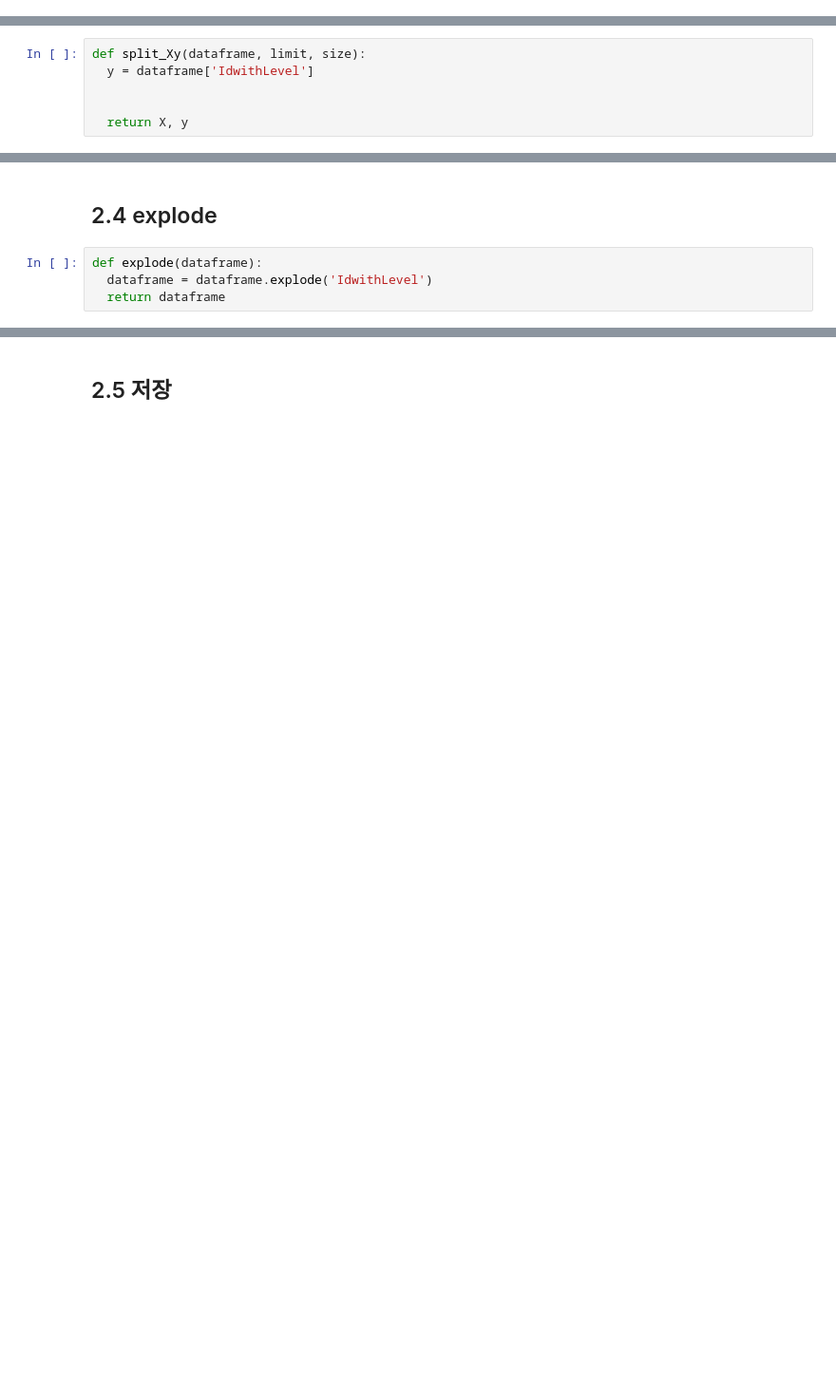
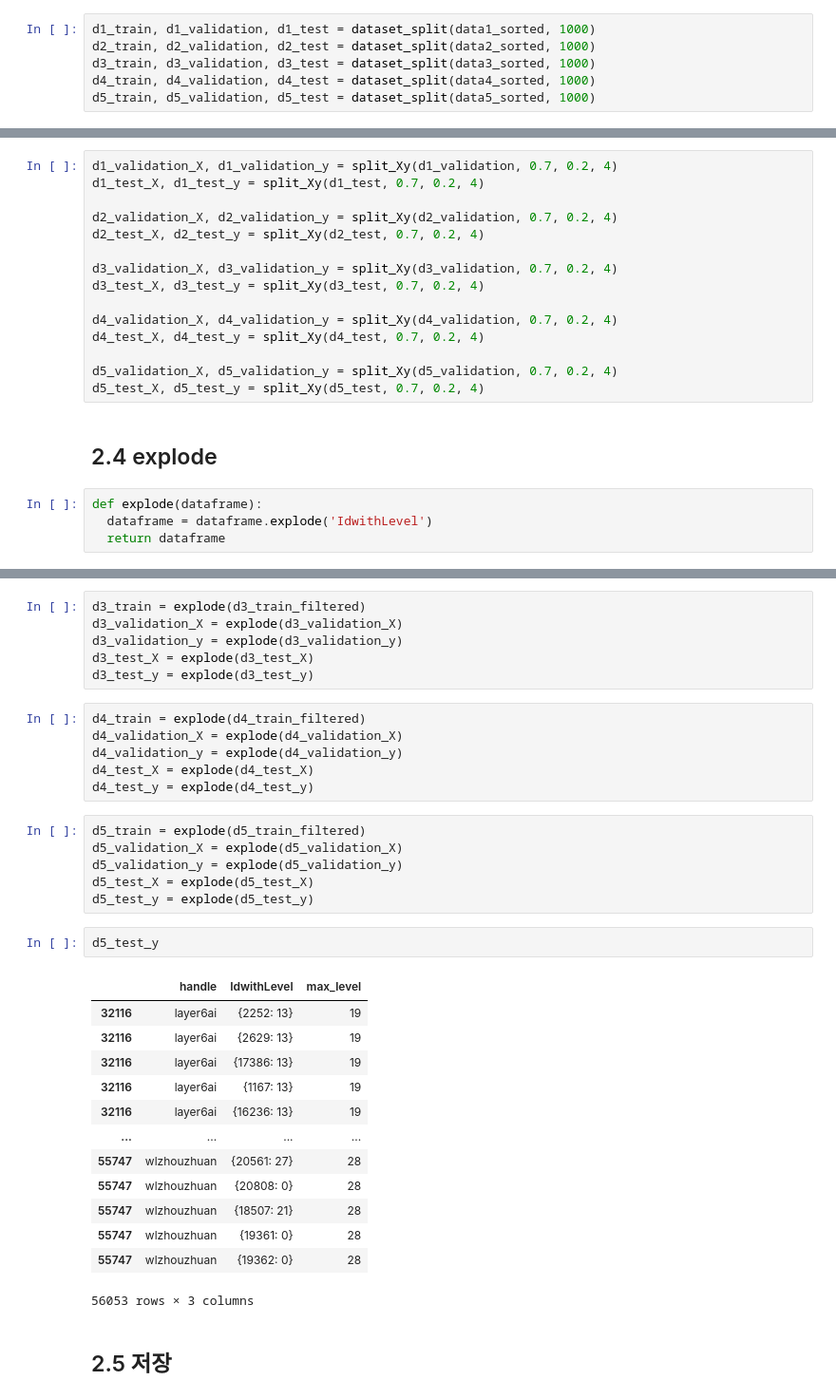
Before and after one commit to Capstone-Algo-Recommendation/ML-recommendation, a Jupyter notebook: data/preprocessing.ipynb, the cells around one changed output, grey strips where cells are left out. Shown at 95% size. Drawn from its saved outputs; the diff is of its cells as text; blank space fills up the shorter version.

Commit message:
preprocessing: data split 3

```diff
--- a/data/preprocessing.ipynb
+++ b/data/preprocessing.ipynb
@@ -269,4 +269,10 @@ def dataset_split(dataframe, randomState):
   return train, valid, test
+# %%
+d1_train, d1_validation, d1_test = dataset_split(data1_sorted, 1000)
+d2_train, d2_validation, d2_test = dataset_split(data2_sorted, 1000)
+d3_train, d3_validation, d3_test = dataset_split(data3_sorted, 1000)
+d4_train, d4_validation, d4_test = dataset_split(data4_sorted, 1000)
+d5_train, d5_validation, d5_test = dataset_split(data5_sorted, 1000)
 # %% [markdown]
 ## 2-2. 데이터 filtering
 - train data에 해당
@@ -288,9 +293,3 @@ def calculate_sparsity(raw, handles, problems):
 - 특정 위치 이상의 값들 중에서 랜덤하게 선택
   - (전체 array 길이* 0.7) 이상의 값들 중에서 (전체 array 길이 * 0.2)개 선택
   - 전체 array 길이가 15 이하인 경우 X로 몰빵
-# %%
-def split_Xy(dataframe, limit, size):
-  y = dataframe['IdwithLevel']
-
-
-  return X, y
@@ -297,3 +321,18 @@ def split_Xy(dataframe, limit, size):
+# %%
+d1_validation_X, d1_validation_y = split_Xy(d1_validation, 0.7, 0.2, 4)
+d1_test_X, d1_test_y = split_Xy(d1_test, 0.7, 0.2, 4)
+
+d2_validation_X, d2_validation_y = split_Xy(d2_validation, 0.7, 0.2, 4)
+d2_test_X, d2_test_y = split_Xy(d2_test, 0.7, 0.2, 4)
+
+d3_validation_X, d3_validation_y = split_Xy(d3_validation, 0.7, 0.2, 4)
+d3_test_X, d3_test_y = split_Xy(d3_test, 0.7, 0.2, 4)
+
+d4_validation_X, d4_validation_y = split_Xy(d4_validation, 0.7, 0.2, 4)
+d4_test_X, d4_test_y = split_Xy(d4_test, 0.7, 0.2, 4)
+
+d5_validation_X, d5_validation_y = split_Xy(d5_validation, 0.7, 0.2, 4)
+d5_test_X, d5_test_y = split_Xy(d5_test, 0.7, 0.2, 4)
 # %% [markdown]
 ## 2.4 explode
 # %%
@@ -303,3 +354,37 @@ def explode(dataframe):
+# %%
+d3_train = explode(d3_train_filtered)
+d3_validation_X = explode(d3_validation_X)
+d3_validation_y = explode(d3_validation_y)
+d3_test_X = explode(d3_test_X)
+d3_test_y = explode(d3_test_y)
+# %%
+d4_train = explode(d4_train_filtered)
+d4_validation_X = explode(d4_validation_X)
+d4_validation_y = explode(d4_validation_y)
+d4_test_X = explode(d4_test_X)
+d4_test_y = explode(d4_test_y)
+# %%
+d5_train = explode(d5_train_filtered)
+d5_validation_X = explode(d5_validation_X)
+d5_validation_y = explode(d5_validation_y)
+d5_test_X = explode(d5_test_X)
+d5_test_y = explode(d5_test_y)
+# %%
+d5_test_y
+# %% [output]
+|  | handle | IdwithLevel | max_level |
+| 32116 | layer6ai | {2252: 13} | 19 |
+| 32116 | layer6ai | {2629: 13} | 19 |
+| 32116 | layer6ai | {17386: 13} | 19 |
+| 32116 | layer6ai | {1167: 13} | 19 |
+| 32116 | layer6ai | {16236: 13} | 19 |
+| ... | ... | ... | ... |
+| 55747 | wlzhouzhuan | {20561: 27} | 28 |
+| 55747 | wlzhouzhuan | {20808: 0} | 28 |
+| 55747 | wlzhouzhuan | {18507: 21} | 28 |
+| 55747 | wlzhouzhuan | {19361: 0} | 28 |
+| 55747 | wlzhouzhuan | {19362: 0} | 28 |
+56053 rows × 3 columns
 # %% [markdown]
 ## 2.5 저장
 # %%
```
Also changed, not shown: parts of 27 cells of this notebook.
